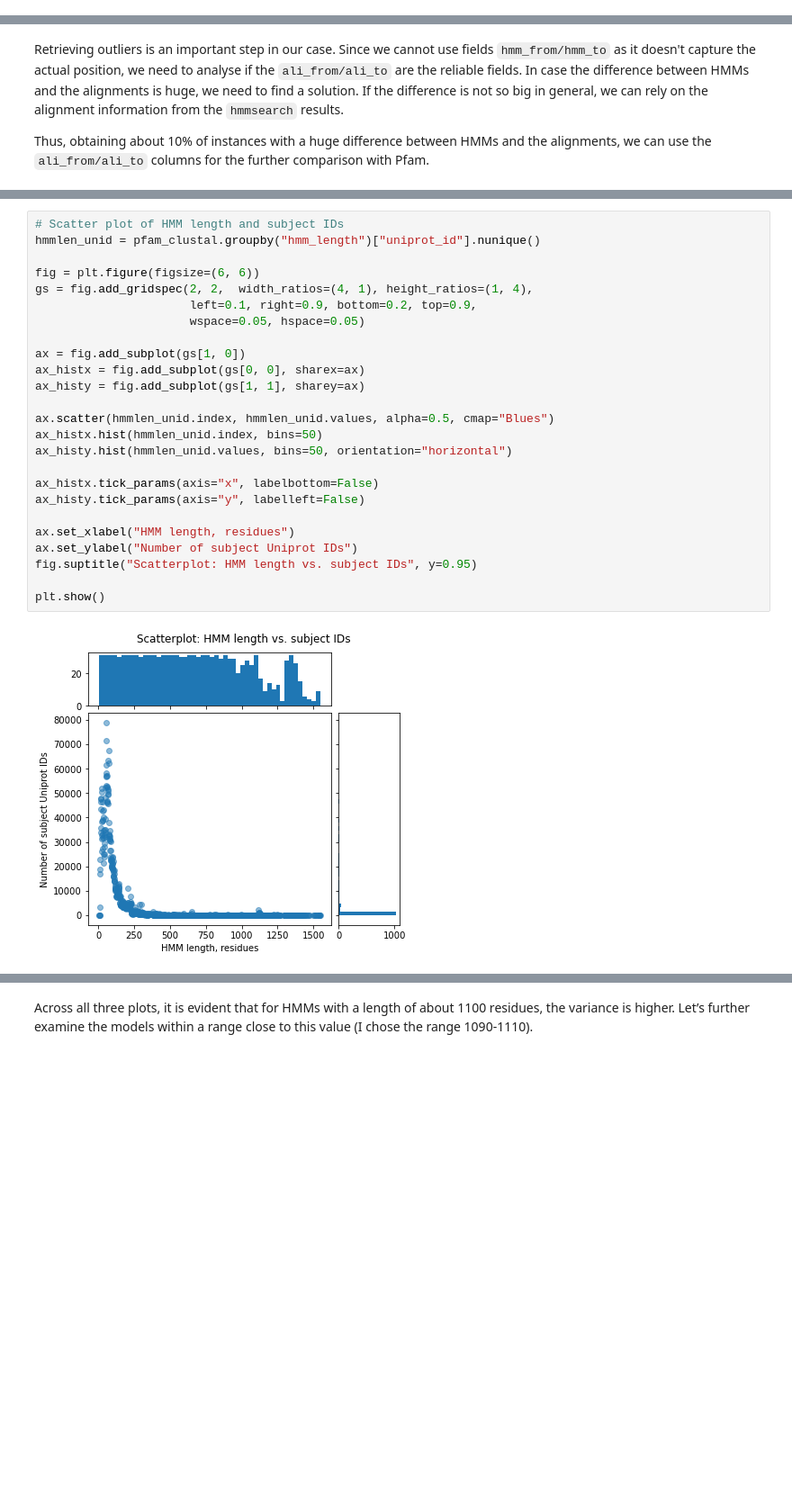
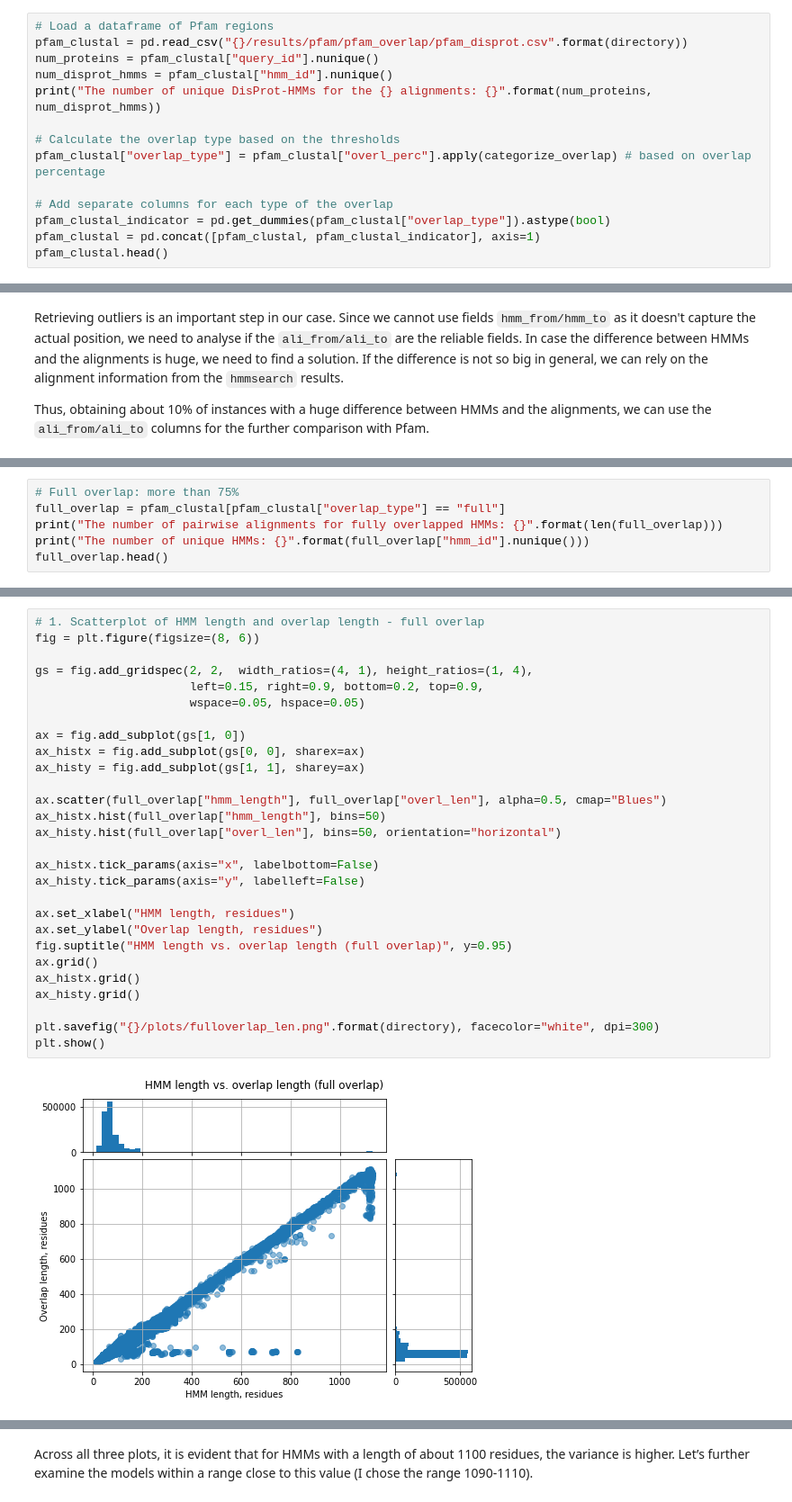
Before and after one commit to AlyaHarvelle/HMMER, a Jupyter notebook: hmm_analysis.ipynb, the cells around one changed output, grey strips where cells are left out. Shown at 90% size. Saved outputs shown, nothing was run; the diff lists cells and outputs as text; blank space fills up the shorter version.

```diff
--- a/hmm_analysis.ipynb
+++ b/hmm_analysis.ipynb
@@ -50,0 +50,14 @@ The number of generated DisProt-HMMs for the 1971 alignments: 2536
+# %%
+# Load a dataframe of Pfam regions
+pfam_clustal = pd.read_csv("{}/results/pfam/pfam_overlap/pfam_disprot.csv".format(directory))
+num_proteins = pfam_clustal["query_id"].nunique()
+num_disprot_hmms = pfam_clustal["hmm_id"].nunique()
+print("The number of unique DisProt-HMMs for the {} alignments: {}".format(num_proteins, num_disprot_hmms))
+
+# Calculate the overlap type based on the thresholds
+pfam_clustal["overlap_type"] = pfam_clustal["overl_perc"].apply(categorize_overlap) # based on overlap percentage
+
+# Add separate columns for each type of the overlap
+pfam_clustal_indicator = pd.get_dummies(pfam_clustal["overlap_type"]).astype(bool)
+pfam_clustal = pd.concat([pfam_clustal, pfam_clustal_indicator], axis=1)
+pfam_clustal.head()
@@ -197,0 +645,6 @@ duplicates
+# %%
+# Full overlap: more than 75%
+full_overlap = pfam_clustal[pfam_clustal["overlap_type"] == "full"]
+print("The number of pairwise alignments for fully overlapped HMMs: {}".format(len(full_overlap)))
+print("The number of unique HMMs: {}".format(full_overlap["hmm_id"].nunique()))
+full_overlap.head()
@@ -198,27 +661,30 @@ duplicates
 # %%
-# Scatter plot of HMM length and subject IDs
-hmmlen_unid = pfam_clustal.groupby("hmm_length")["uniprot_id"].nunique()
+# 1. Scatterplot of HMM length and overlap length - full overlap
+fig = plt.figure(figsize=(8, 6))
 
-fig = plt.figure(figsize=(6, 6))
 gs = fig.add_gridspec(2, 2,  width_ratios=(4, 1), height_ratios=(1, 4),
-                      left=0.1, right=0.9, bottom=0.2, top=0.9,
+                      left=0.15, right=0.9, bottom=0.2, top=0.9,
                       wspace=0.05, hspace=0.05)
 
 ax = fig.add_subplot(gs[1, 0])
 ax_histx = fig.add_subplot(gs[0, 0], sharex=ax)
 ax_histy = fig.add_subplot(gs[1, 1], sharey=ax)
 
-ax.scatter(hmmlen_unid.index, hmmlen_unid.values, alpha=0.5, cmap="Blues")
-ax_histx.hist(hmmlen_unid.index, bins=50)
-ax_histy.hist(hmmlen_unid.values, bins=50, orientation="horizontal")
+ax.scatter(full_overlap["hmm_length"], full_overlap["overl_len"], alpha=0.5, cmap="Blues")
+ax_histx.hist(full_overlap["hmm_length"], bins=50)
+ax_histy.hist(full_overlap["overl_len"], bins=50, orientation="horizontal")
 
 ax_histx.tick_params(axis="x", labelbottom=False)
 ax_histy.tick_params(axis="y", labelleft=False)
 
 ax.set_xlabel("HMM length, residues")
-ax.set_ylabel("Number of subject Uniprot IDs")
-fig.suptitle("Scatterplot: HMM length vs. subject IDs", y=0.95)
+ax.set_ylabel("Overlap length, residues")
+fig.suptitle("HMM length vs. overlap length (full overlap)", y=0.95)
+ax.grid()
+ax_histx.grid()
+ax_histy.grid()
 
+plt.savefig("{}/plots/fulloverlap_len.png".format(directory), facecolor="white", dpi=300)
 plt.show()
 # %% [output]
-[figure, old version]
+[figure, new version]
```
Also changed, not shown: parts of 87 cells of this notebook, 1 other file.
